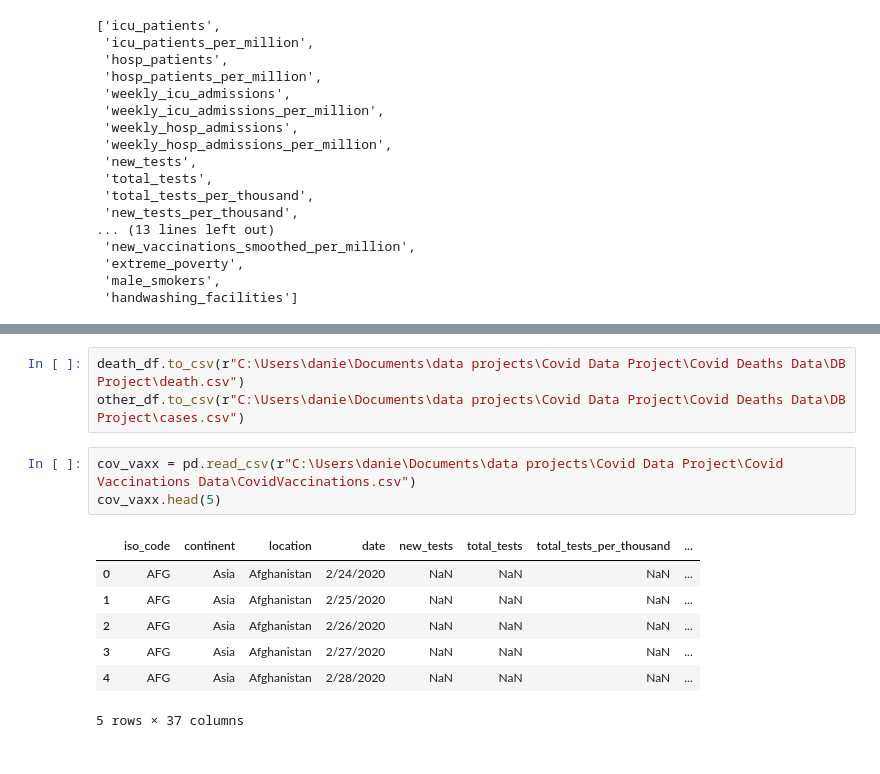
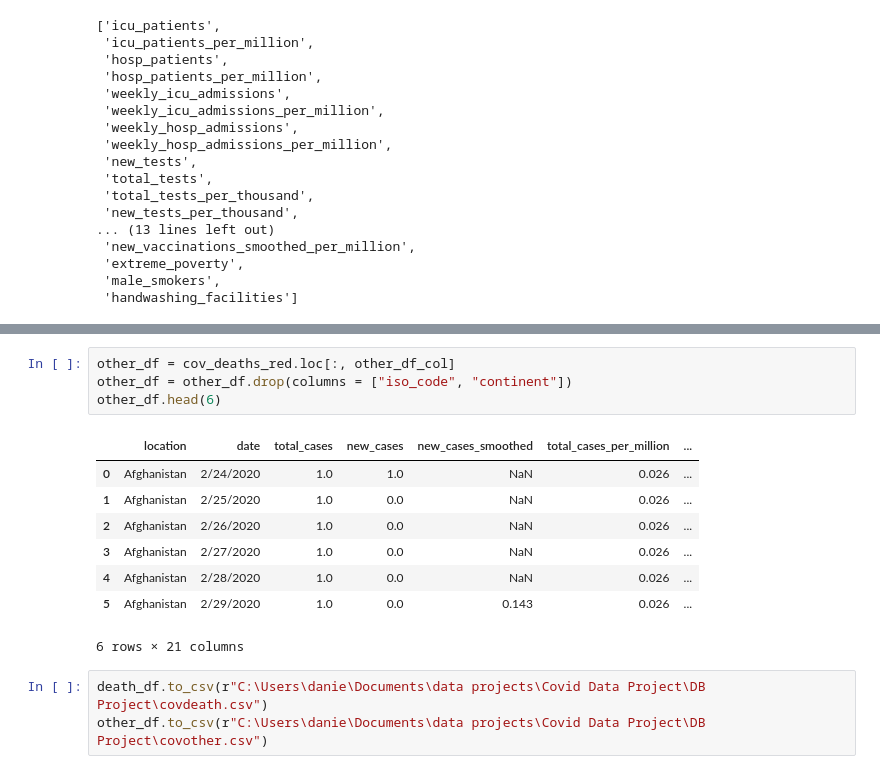
Before and after one commit to Dan23ws12/OWID-Covid-Data-Project, a Jupyter notebook: Analysis/Covid Data Normalization.ipynb, the cells around one changed output, grey strips where cells are left out. Saved outputs shown, nothing was run; the diff lists cells and outputs as text.

```diff
--- a/Analysis/Covid Data Normalization.ipynb
+++ b/Analysis/Covid Data Normalization.ipynb
@@ -107,14 +111,16 @@ other_df = cov_deaths_red.loc[:, other_df_col]
+# %%
+other_df = cov_deaths_red.loc[:, other_df_col]
+other_df = other_df.drop(columns = ["iso_code", "continent"])
+other_df.head(6)
+# %% [output]
+|  | location | date | total_cases | new_cases | new_cases_smoothed | total_cases_per_million | ... |
+| 0 | Afghanistan | 2/24/2020 | 1.0 | 1.0 | NaN | 0.026 | ... |
+| 1 | Afghanistan | 2/25/2020 | 1.0 | 0.0 | NaN | 0.026 | ... |
+| 2 | Afghanistan | 2/26/2020 | 1.0 | 0.0 | NaN | 0.026 | ... |
+| 3 | Afghanistan | 2/27/2020 | 1.0 | 0.0 | NaN | 0.026 | ... |
+| 4 | Afghanistan | 2/28/2020 | 1.0 | 0.0 | NaN | 0.026 | ... |
+| 5 | Afghanistan | 2/29/2020 | 1.0 | 0.0 | 0.143 | 0.026 | ... |
+6 rows × 21 columns
 # %%
-death_df.to_csv(r"C:\Users\danie\Documents\data projects\Covid Data Project\Covid Deaths Data\DB Project\death.csv")
-other_df.to_csv(r"C:\Users\danie\Documents\data projects\Covid Data Project\Covid Deaths Data\DB Project\cases.csv")
+death_df.to_csv(r"C:\Users\danie\Documents\data projects\Covid Data Project\DB Project\covdeath.csv")
+other_df.to_csv(r"C:\Users\danie\Documents\data projects\Covid Data Project\DB Project\covother.csv")
-# %%
-cov_vaxx = pd.read_csv(r"C:\Users\danie\Documents\data projects\Covid Data Project\Covid Vaccinations Data\CovidVaccinations.csv")
-cov_vaxx.head(5)
-# %% [output]
-|  | iso_code | continent | location | date | new_tests | total_tests | total_tests_per_thousand | ... |
-| 0 | AFG | Asia | Afghanistan | 2/24/2020 | NaN | NaN | NaN | ... |
-| 1 | AFG | Asia | Afghanistan | 2/25/2020 | NaN | NaN | NaN | ... |
-| 2 | AFG | Asia | Afghanistan | 2/26/2020 | NaN | NaN | NaN | ... |
-| 3 | AFG | Asia | Afghanistan | 2/27/2020 | NaN | NaN | NaN | ... |
-| 4 | AFG | Asia | Afghanistan | 2/28/2020 | NaN | NaN | NaN | ... |
-5 rows × 37 columns
```
Also changed, not shown: parts of 6 cells of this notebook, 5 other files.
